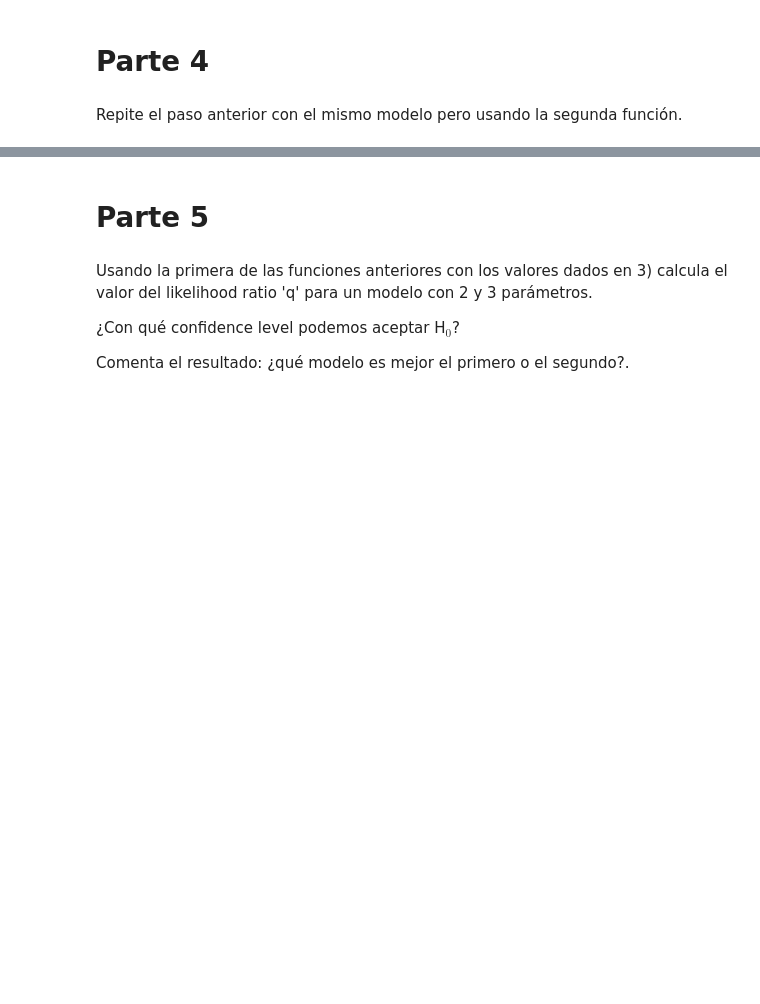
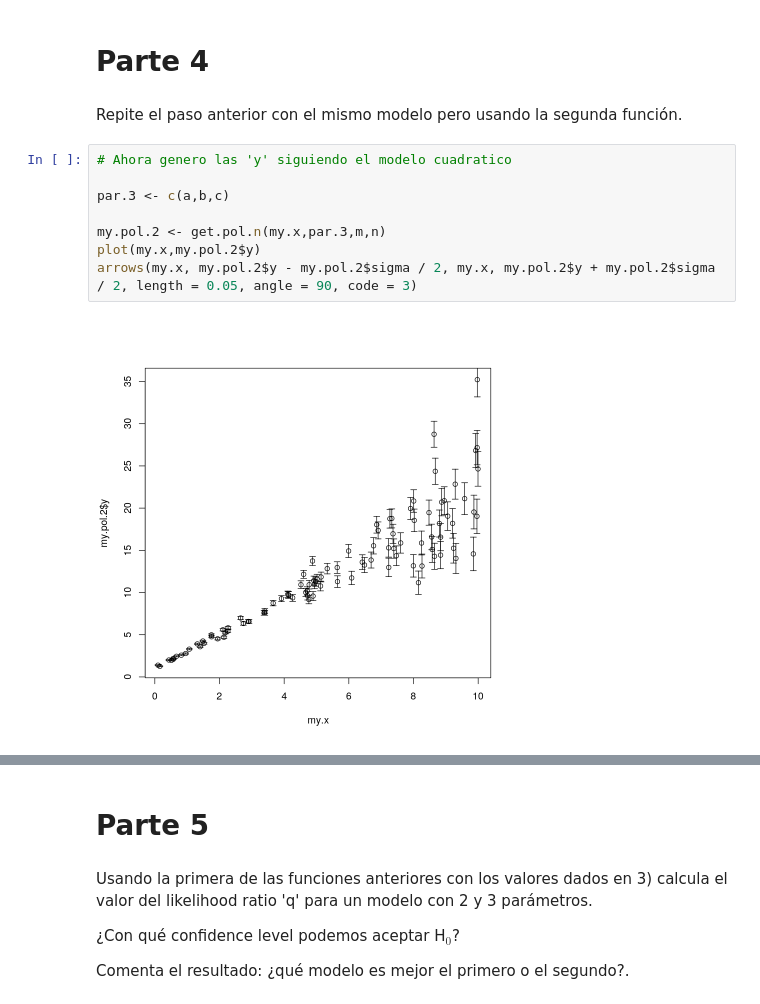
Before and after one commit to NTrevisani/DataScienceMaster, a Jupyter notebook: Estadistica/Pablo/Clase7/Ejercicio7.ipynb, the cells around one changed output, grey strips where cells are left out. Saved outputs shown, nothing was run; the diff lists cells and outputs as text; blank space fills up the shorter version.

```diff
--- a/Estadistica/Pablo/Clase7/Ejercicio7.ipynb
+++ b/Estadistica/Pablo/Clase7/Ejercicio7.ipynb
@@ -157,4 +161,14 @@ print(paste("Puedo rechazar este ajuste con una confianza del", my.prob.pol1*100
 # Parte 4
 # %% [markdown]
 Repite el paso anterior con el mismo modelo pero usando la segunda función.
+# %%
+# Ahora genero las 'y' siguiendo el modelo cuadratico
+
+par.3 <- c(a,b,c)
+
+my.pol.2 <- get.pol.n(my.x,par.3,m,n)
+plot(my.x,my.pol.2$y)
+arrows(my.x, my.pol.2$y - my.pol.2$sigma / 2, my.x, my.pol.2$y + my.pol.2$sigma / 2, length = 0.05, angle = 90, code = 3)
+# %% [output]
+[figure, added]
 # %%
```
Also changed, not shown: parts of 10 cells of this notebook, 2 other files.
